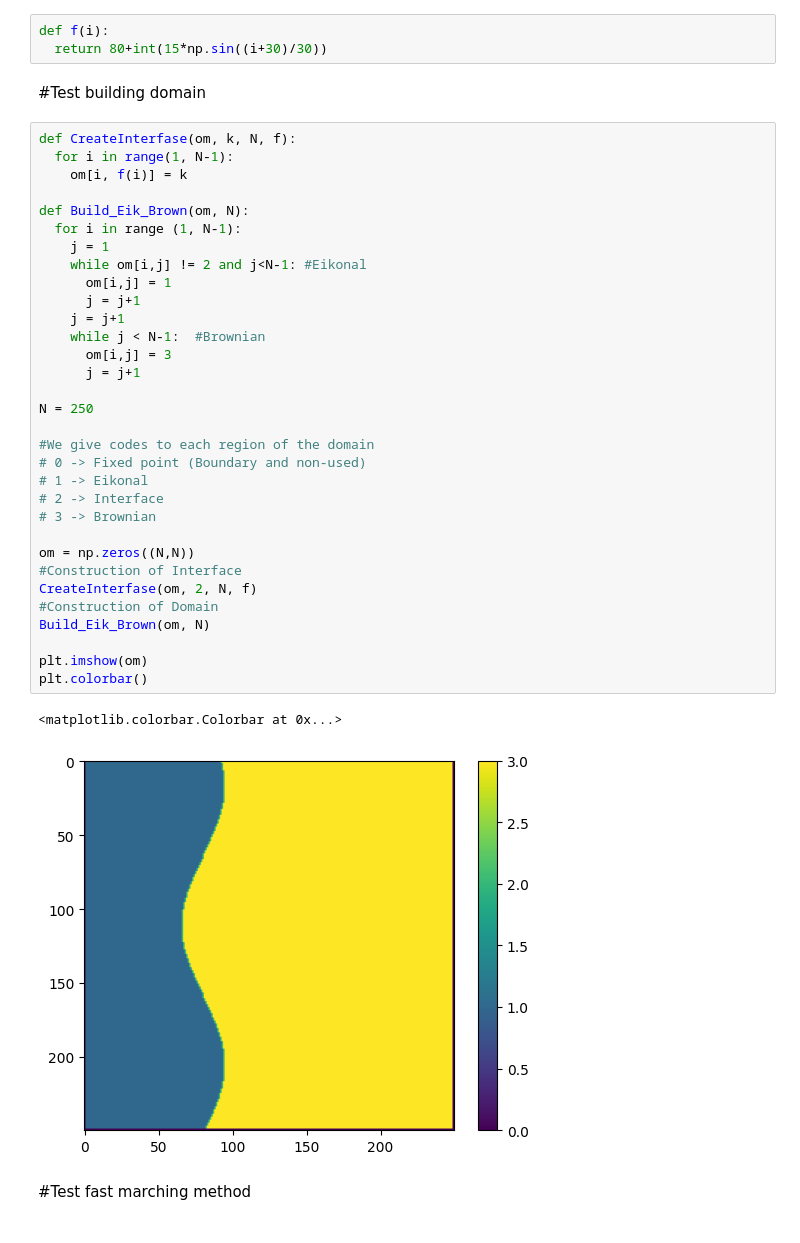
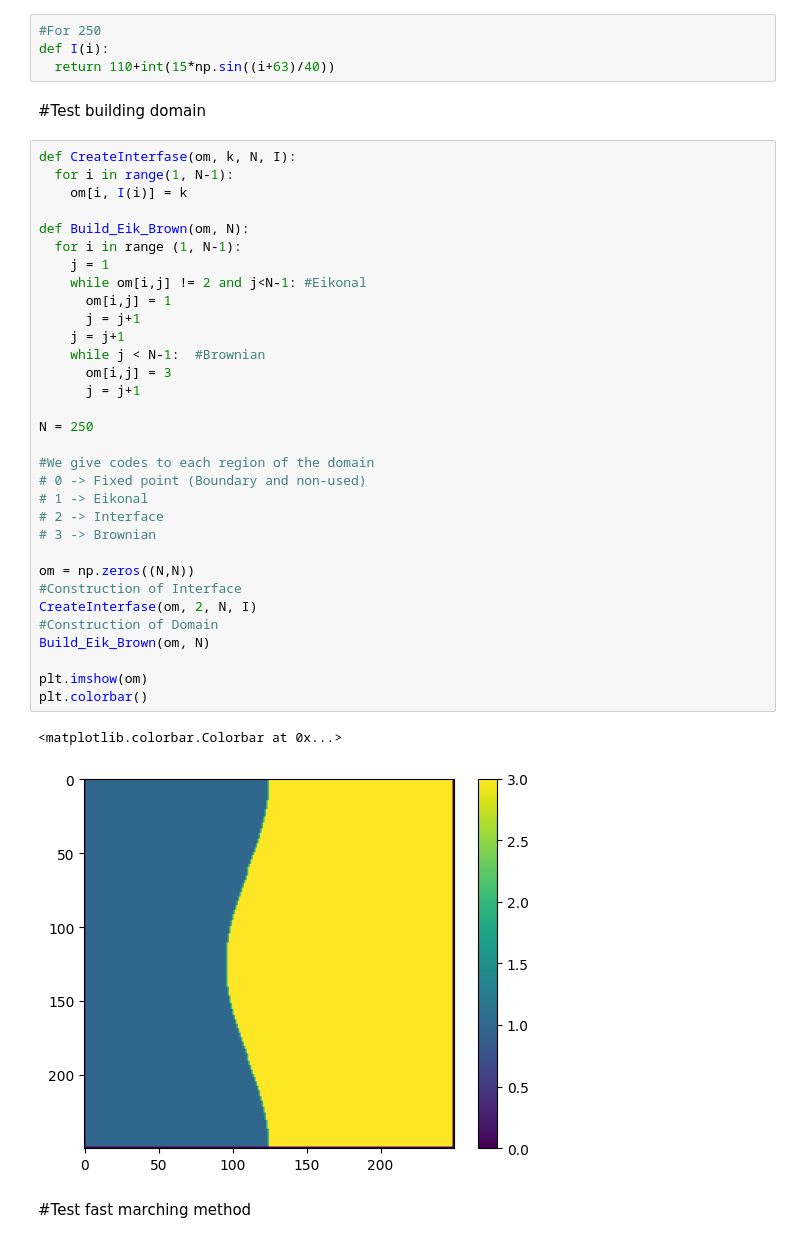
Before and after one commit to ArturoAA95/TransmisionProblem, a Jupyter notebook: TestTransmision2.ipynb, the cells around one changed output. Saved outputs shown, nothing was run; the diff lists cells and outputs as text.

```diff
--- a/TestTransmision2.ipynb
+++ b/TestTransmision2.ipynb
@@ -180,45 +121,46 @@ def FastMarchingMethod2DG(NB, om, dist, N, H): #Solves Eikonal equation
 # %% [markdown]
 #Interfase functions
 # %%
-def f(i):
-  return 80+int(15*np.sin((i+30)/30))
+#For 250
+def I(i):
+  return 110+int(15*np.sin((i+63)/40))
 # %% [markdown]
 #Test building domain
 # %%
-def CreateInterfase(om, k, N, f):
+def CreateInterfase(om, k, N, I):
   for i in range(1, N-1):
-    om[i, f(i)] = k
+    om[i, I(i)] = k
 
 def Build_Eik_Brown(om, N):
   for i in range (1, N-1):
     j = 1
     while om[i,j] != 2 and j<N-1: #Eikonal
       om[i,j] = 1
       j = j+1
     j = j+1
     while j < N-1:  #Brownian
       om[i,j] = 3
       j = j+1
 
 N = 250
 
 #We give codes to each region of the domain
 # 0 -> Fixed point (Boundary and non-used)
 # 1 -> Eikonal
 # 2 -> Interface
 # 3 -> Brownian
 
 om = np.zeros((N,N))
 #Construction of Interface
-CreateInterfase(om, 2, N, f)
+CreateInterfase(om, 2, N, I)
 #Construction of Domain
 Build_Eik_Brown(om, N)
 
 plt.imshow(om)
 plt.colorbar()
 # %% [output]
 <matplotlib.colorbar.Colorbar at 0x...>
-[figure, old version]
+[figure, new version]
 # %% [markdown]
 #Test fast marching method
 # %%
```
Also changed, not shown: parts of 15 cells of this notebook.
